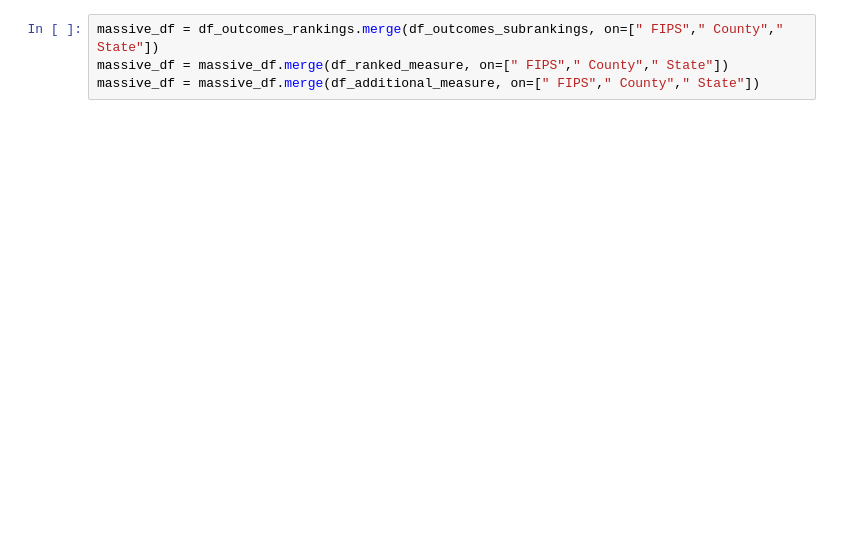
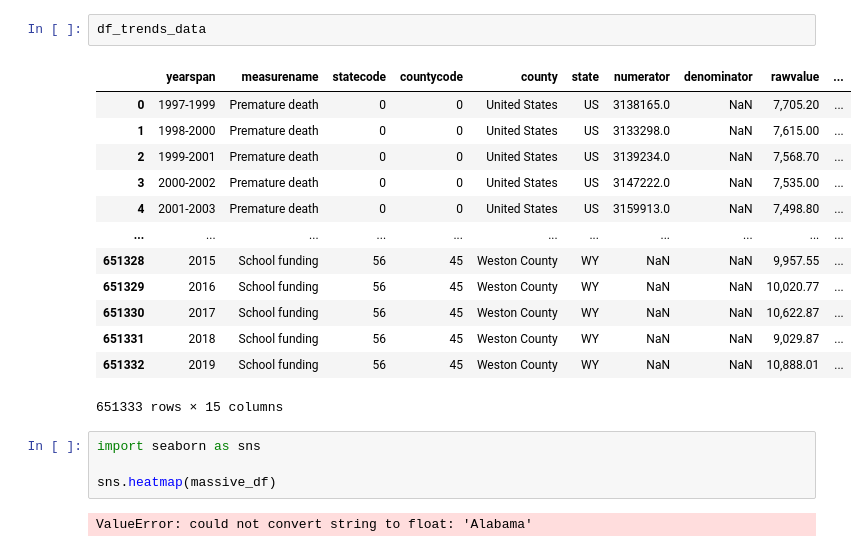
Before and after one commit to notnithila/BADMBuddies, a Jupyter notebook: presentation/Untitled.ipynb, the cells around one changed output. Drawn from its saved outputs; the diff is of its cells as text; blank space fills up the shorter version.

```diff
--- a/presentation/Untitled.ipynb
+++ b/presentation/Untitled.ipynb
@@ -41,4 +45,22 @@ df_additional_measure = apply_rename_columns(df_additional_measure)
-# %%
-massive_df = df_outcomes_rankings.merge(df_outcomes_subrankings, on=[" FIPS"," County"," State"])
-massive_df = massive_df.merge(df_ranked_measure, on=[" FIPS"," County"," State"])
-massive_df = massive_df.merge(df_additional_measure, on=[" FIPS"," County"," State"])
+# %%
+df_trends_data
+# %% [output]
+|  | yearspan | measurename | statecode | countycode | county | state | numerator | denominator | rawvalue | ... |
+| 0 | 1997-1999 | Premature death | 0 | 0 | United States | US | 3138165.0 | NaN | 7,705.20 | ... |
+| 1 | 1998-2000 | Premature death | 0 | 0 | United States | US | 3133298.0 | NaN | 7,615.00 | ... |
+| 2 | 1999-2001 | Premature death | 0 | 0 | United States | US | 3139234.0 | NaN | 7,568.70 | ... |
+| 3 | 2000-2002 | Premature death | 0 | 0 | United States | US | 3147222.0 | NaN | 7,535.00 | ... |
+| 4 | 2001-2003 | Premature death | 0 | 0 | United States | US | 3159913.0 | NaN | 7,498.80 | ... |
+| ... | ... | ... | ... | ... | ... | ... | ... | ... | ... | ... |
+| 651328 | 2015 | School funding | 56 | 45 | Weston County | WY | NaN | NaN | 9,957.55 | ... |
+| 651329 | 2016 | School funding | 56 | 45 | Weston County | WY | NaN | NaN | 10,020.77 | ... |
+| 651330 | 2017 | School funding | 56 | 45 | Weston County | WY | NaN | NaN | 10,622.87 | ... |
+| 651331 | 2018 | School funding | 56 | 45 | Weston County | WY | NaN | NaN | 9,029.87 | ... |
+| 651332 | 2019 | School funding | 56 | 45 | Weston County | WY | NaN | NaN | 10,888.01 | ... |
+651333 rows × 15 columns
+# %%
+import seaborn as sns
+
+sns.heatmap(massive_df)
+# %% [output]
+ValueError: could not convert string to float: 'Alabama'
```
Also changed, not shown: parts of 9 cells of this notebook.
